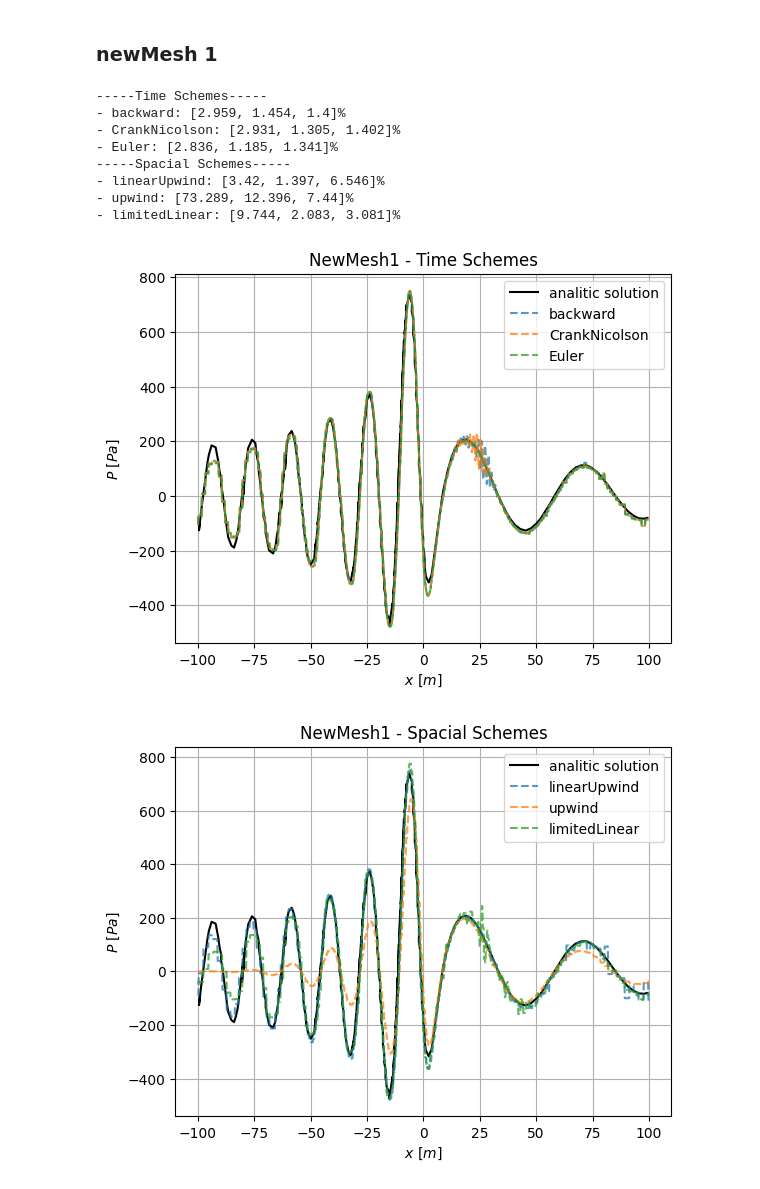
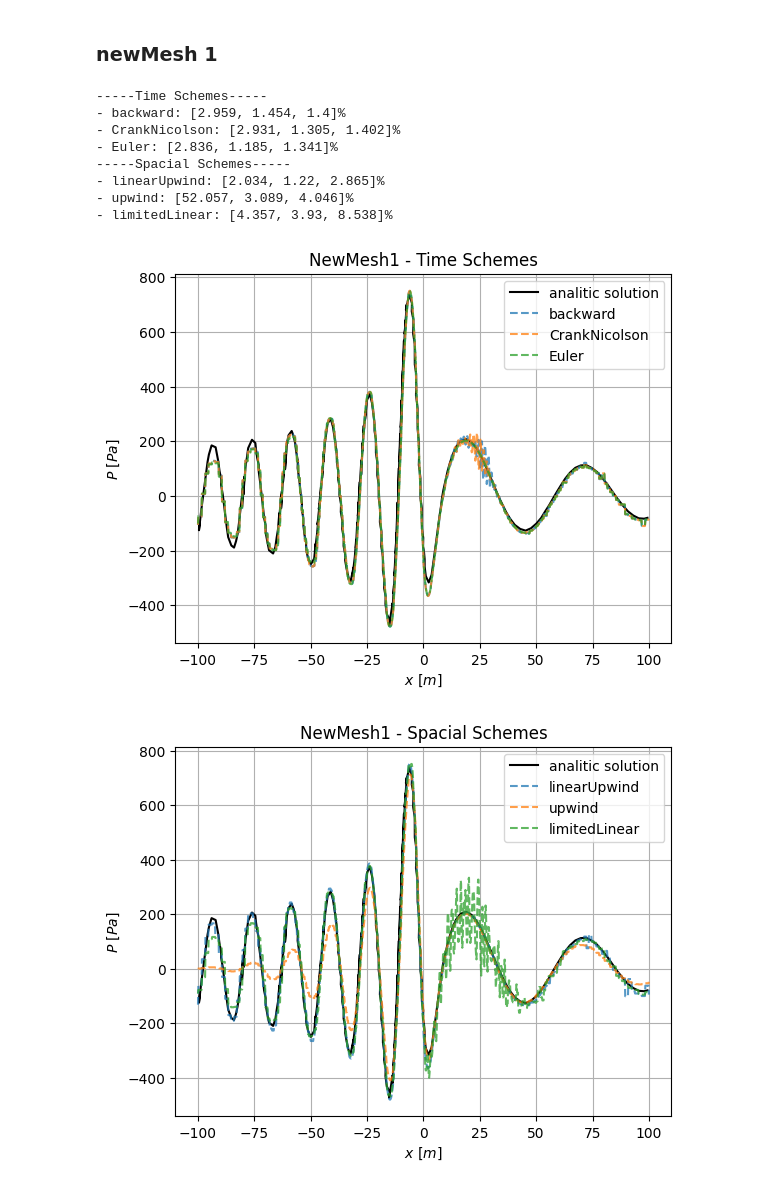
Before and after one commit to Widmark-Kaue/Aeroacoustics-Monopole-Errors, a Jupyter notebook: scripts/schemes.ipynb, the cells around one changed output. Cells and saved outputs as stored; diff of their text form; code cells hidden in the pictures.

```diff
--- a/scripts/schemes.ipynb
+++ b/scripts/schemes.ipynb
@@ -4,7 +4,7 @@ from src.postprocess import rmsSpacial
 # %% [markdown]
 # Solução numérica
 # %%
-save = True
+save = False
 sol = PATH_DATA.joinpath('monopoleFlow', 'analiticSolution2s.dat')
 xa,pa = loadtxt(sol, unpack=True)
 win = 3
@@ -126,26 +126,26 @@ plotSchemes(psimS, analitc=sol, title='NewMesh0 - Spacial Schemes', save=save)
 ### newMesh 1
 # %%
 psimT = importData(case='newMesh1', test='timeTest')
-psimS = importData(case = 'newMesh0', test='spacialTest')
+psimS = importData(case = 'newMesh1', test='spacialTest')
 dic   = {'Time Schemes':psimT, 'Spacial Schemes':psimS}
 
 for type in dic:
     print(5*'-' + f'{type}' + 5*'-')
     for scheme in dic[type]:
         rms =  rmsSpacial((xa,pa), dic[type][scheme], windows=win)
         print(f'- {scheme}: {[round(i*100,3) for i in rms]}%')
 
 
 plotSchemes(psimT, analitc=sol, title='NewMesh1 - Time Schemes', save=save)
 plotSchemes(psimS, analitc=sol, title='NewMesh1 - Spacial Schemes', save=save)
 # %% [output]
 -----Time Schemes-----
 - backward: [2.959, 1.454, 1.4]%
 - CrankNicolson: [2.931, 1.305, 1.402]%
 - Euler: [2.836, 1.185, 1.341]%
 -----Spacial Schemes-----
-- linearUpwind: [3.42, 1.397, 6.546]%
-- upwind: [73.289, 12.396, 7.44]%
-- limitedLinear: [9.744, 2.083, 3.081]%
+- linearUpwind: [2.034, 1.22, 2.865]%
+- upwind: [52.057, 3.089, 4.046]%
+- limitedLinear: [4.357, 3.93, 8.538]%
 [figure]
-[figure, old version]
+[figure, new version]
```
Also changed, not shown: parts of 2 cells of this notebook.
